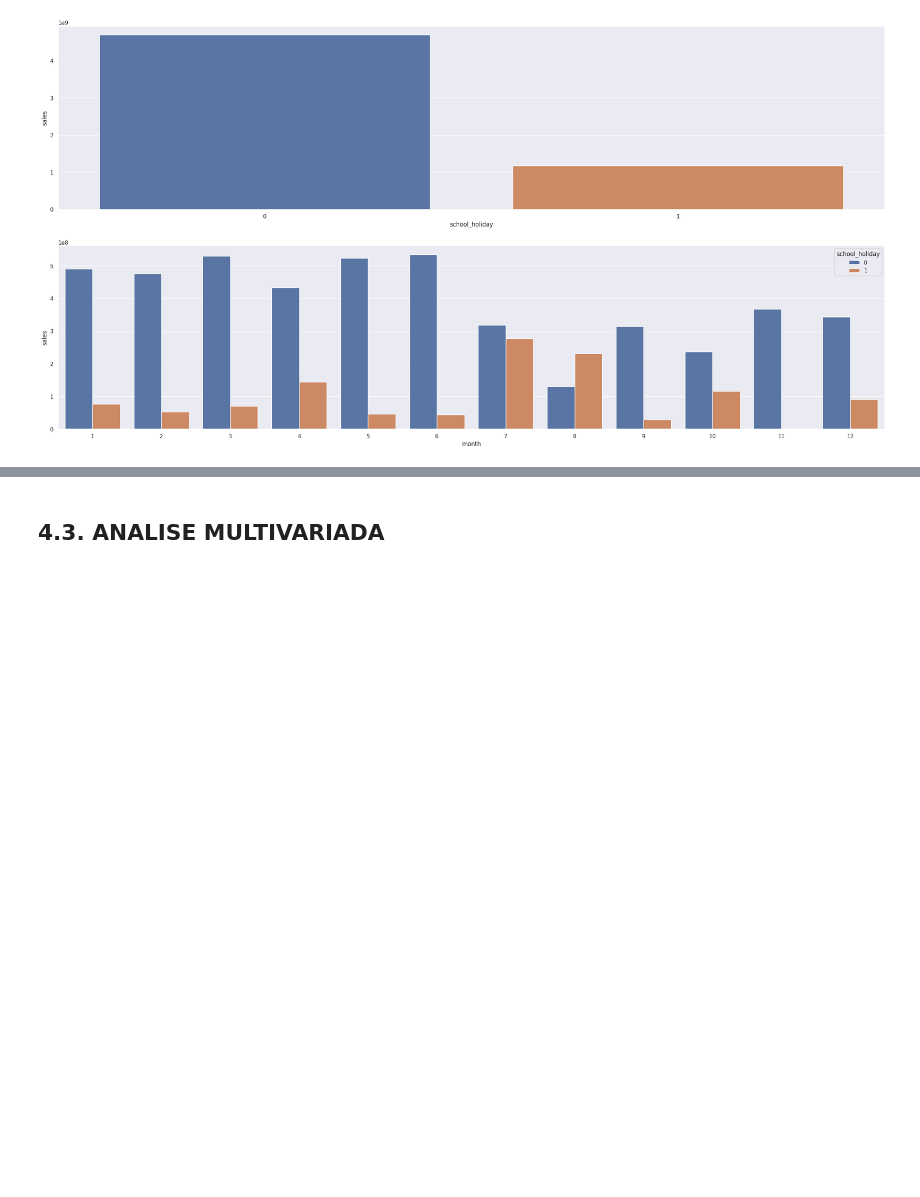
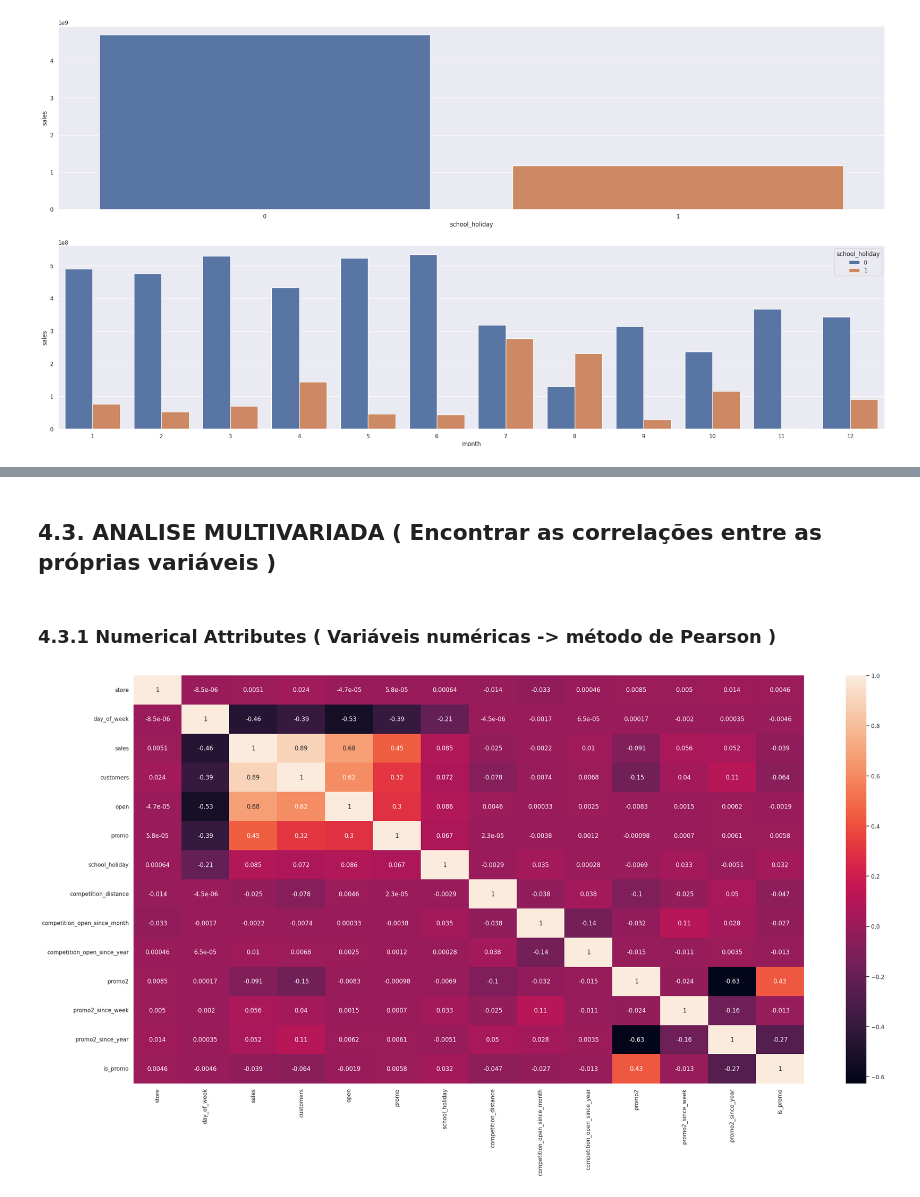
Before and after one commit to Ricardojnf33/Rossmann_Store_Sales, a Jupyter notebook: Rossmann_Store_Sales_Modulo_4_AED.ipynb, the cells around one changed output, grey strips where cells are left out. Saved outputs shown, nothing was run; the diff lists cells and outputs as text; code cells hidden in the pictures; blank space fills up the shorter version.

```diff
--- a/Rossmann_Store_Sales_Modulo_4_AED.ipynb
+++ b/Rossmann_Store_Sales_Modulo_4_AED.ipynb
@@ -700,2 +743,9 @@ sns.barplot( x='month', y='sales', hue='school_holiday', data=aux2 );
 # %% [markdown]
-## 4.3. ANALISE MULTIVARIADA
+## 4.3. ANALISE MULTIVARIADA  ( Encontrar as correlações entre as próprias variáveis )
+# %% [markdown]
+### 4.3.1 Numerical Attributes ( Variáveis numéricas -> método de Pearson )
+# %%
+correlation = num_attributes.corr( method='pearson' )
+sns.heatmap( correlation, annot=True );
+# %% [output]
+[figure, added]
```
Also changed, not shown: parts of 13 cells of this notebook.
